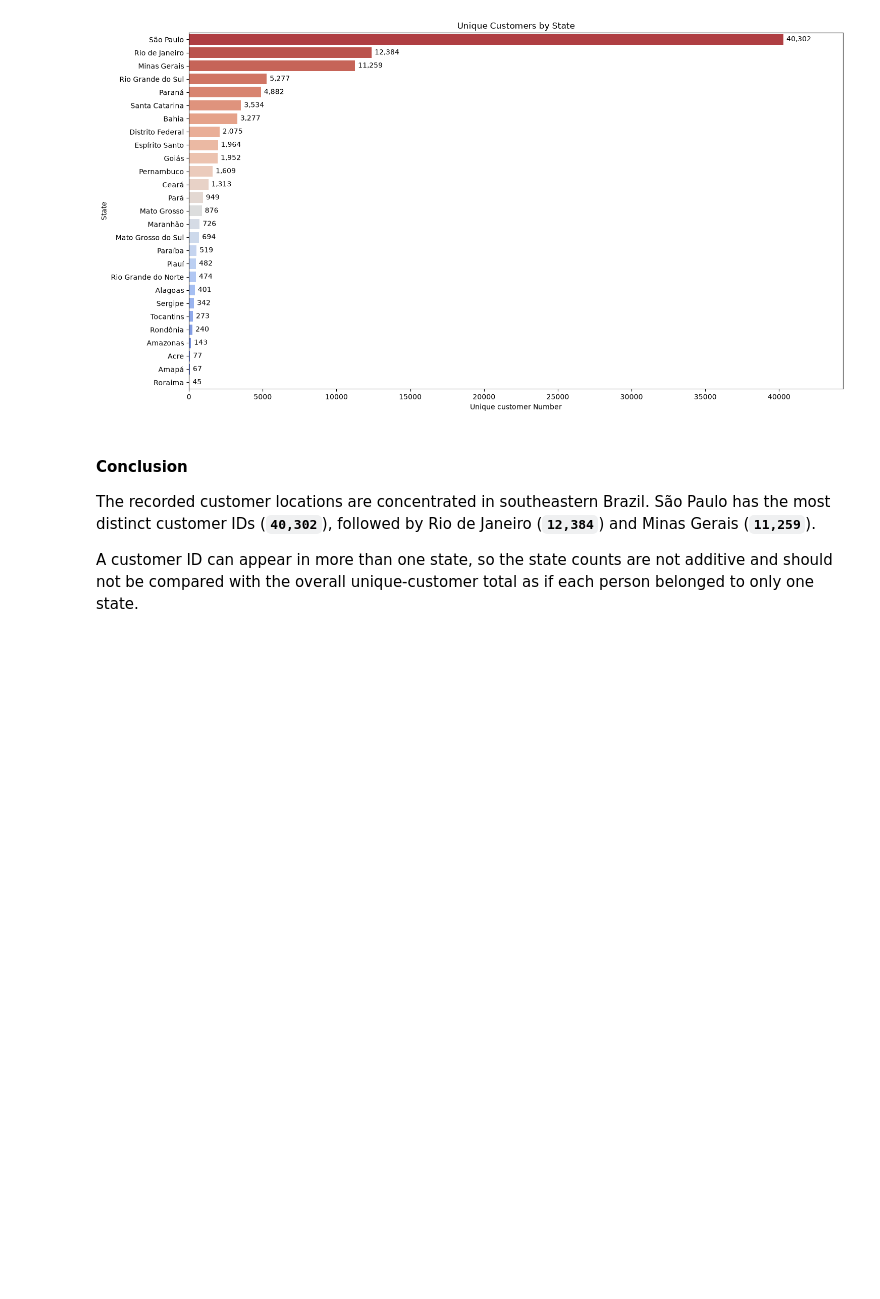
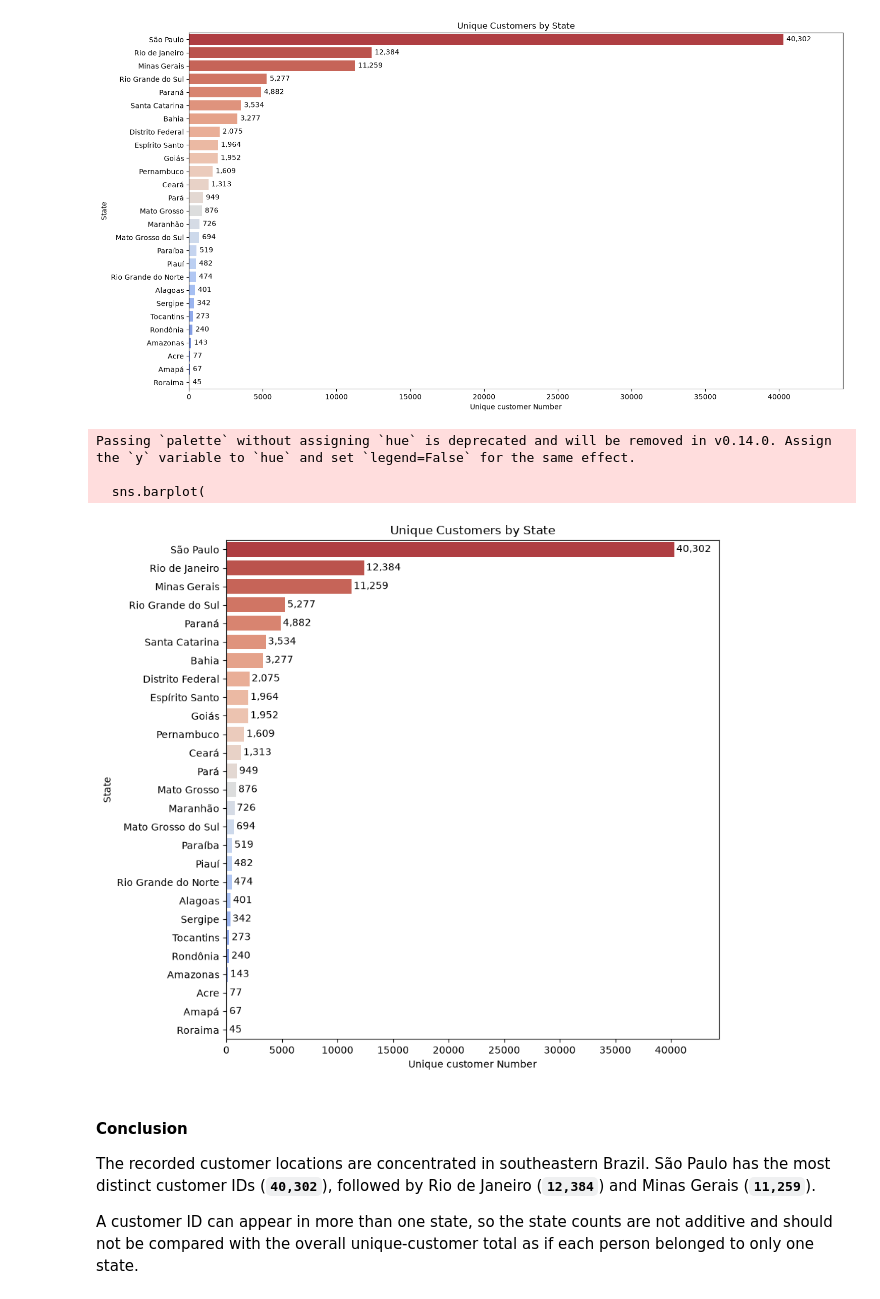
Before and after one commit to abdeldjabbar-abba/Data_Analysis_Project, a Jupyter notebook: Data_Analysis.ipynb, the cells around one changed output. Drawn from its saved outputs; the diff is of its cells as text; code cells hidden in the pictures; blank space fills up the shorter version.

```diff
--- a/Data_Analysis.ipynb
+++ b/Data_Analysis.ipynb
@@ -767,6 +767,39 @@ Passing `palette` without assigning `hue` is deprecated and will be removed in v
 
   sns.barplot(
 [figure]
+# %%
+state_data = state_summary.sort_values("unique_customers", ascending=False)
+
+fig, ax = plt.subplots(figsize=(9, 8))
+
+sns.barplot(
+    data=state_data,
+    x="unique_customers",
+    y="state_name",
+    palette="coolwarm_r",
+    ax=ax,
+)
+
+ax.set_title("Unique Customers by State")
+ax.set_xlabel("Unique customer Number")
+ax.set_ylabel("State")
+ax.set_xlim(0, state_data["unique_customers"].max() * 1.1)
+
+for bar in ax.patches:
+    ax.text(
+        bar.get_width() + 200,
+        bar.get_y() + bar.get_height() / 2,
+        f"{bar.get_width():,.0f}",
+        va="center",
+    )
+
+plt.tight_layout()
+plt.show()
+# %% [output]
+Passing `palette` without assigning `hue` is deprecated and will be removed in v0.14.0. Assign the `y` variable to `hue` and set `legend=False` for the same effect.
+
+  sns.barplot(
+[figure, added]
 # %% [markdown]
 #### Conclusion
 
```
Also changed, not shown: parts of 2 cells of this notebook, 3 other files.
